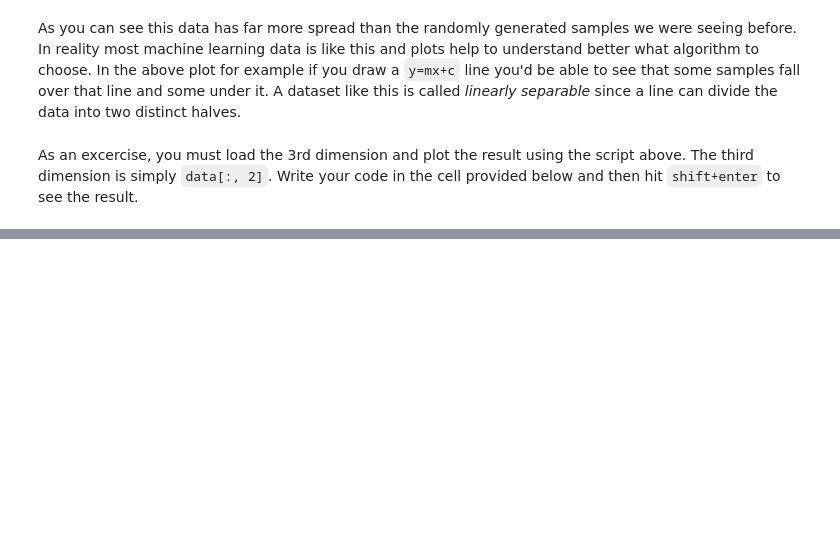
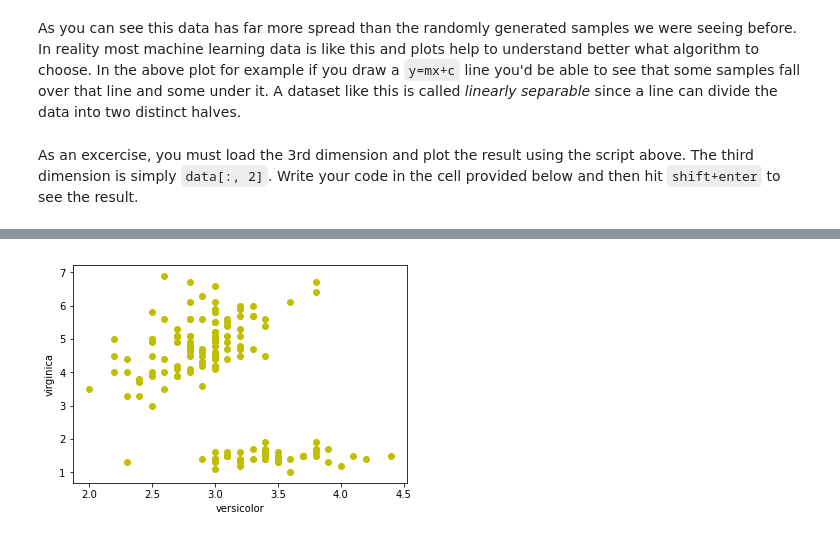
Before and after one commit to CUFCTL/mlbd, a Jupyter notebook: assets/notebooks/Data_Load_Vis.ipynb, the cells around one changed output, grey strips where cells are left out. Cells and saved outputs as stored; diff of their text form; code cells hidden in the pictures; blank space fills up the shorter version.

Commit message:
Updated DataLoading notebook with an API

```diff
--- a/assets/notebooks/Data_Load_Vis.ipynb
+++ b/assets/notebooks/Data_Load_Vis.ipynb
@@ -202,0 +205,21 @@ target = iris.target
+# %%
+# plotting utility for Iris
+def plot_iris_util(dataset, num_columns, columns=[0,1]):
+    """
+    Plots the Iris dataset with given number of columns and a
+    list of desired columns. Since the dataset has only 3 dimensions
+    num_columns must never exceed 2 (and must be atleast 2) and columns can never have a value >2.
+
+    Args:
+    dataset: The dataset loaded from sklearn
+    num_columns: Number of columns to plot
+    columns: The column indexes. By default it'll plot the first and second dimension.
+    """
+
+    x_max, x_min = dataset.data[:, columns[0]].max()-0.5, dataset.data[:, columns[1]].min()-0.5
+    y_max, y_min = dataset.data[:, columns[1]].max()-0.5, dataset.data[:, columns[1]].min()-0.5
+    x,y = dataset.data[:, columns[0]], dataset.data[:, columns[1]]
+    plt.scatter(x,y, c='y')
+    plt.xlabel(dataset.target_names[columns[0]])
+    plt.ylabel(dataset.target_names[columns[1]])
+    plt.show()
@@ -202,0 +230,4 @@ target = iris.target
+# %%
+plot_iris_util(iris, 2, [1,2])
+# %% [output]
+[figure, added]
```
Also changed, not shown: parts of 4 cells of this notebook.
